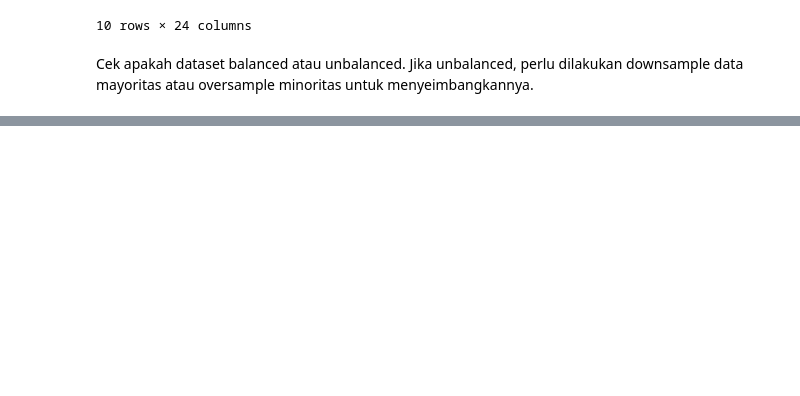
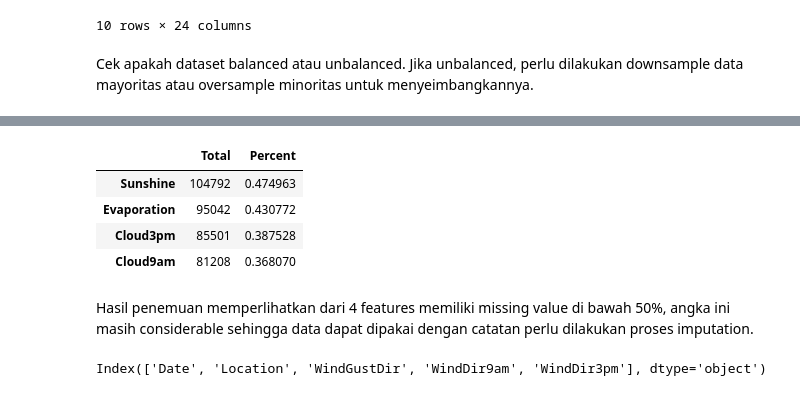
Before and after one commit to dikaizm/rainfall-prediction-ml, a Jupyter notebook: notebooks/1.0-initial-data-exploration.ipynb, the cells around one changed output, grey strips where cells are left out. Cells and saved outputs as stored; diff of their text form; code cells hidden in the pictures; blank space fills up the shorter version.

```diff
--- a/notebooks/1.0-initial-data-exploration.ipynb
+++ b/notebooks/1.0-initial-data-exploration.ipynb
@@ -67,0 +106,23 @@ plt.show()
+# %%
+sum_null = oversampled.isnull().sum()
+count_null = oversampled.isnull().count()
+
+total = sum_null.sort_values(ascending=False)
+percent = sum_null/count_null.sort_values(ascending=False)
+missing = pd.concat([total, percent], axis=1, keys=['Total', 'Percent'])
+missing.head(4)
+# %% [output]
+|  | Total | Percent |
+| Sunshine | 104792 | 0.474963 |
+| Evaporation | 95042 | 0.430772 |
+| Cloud3pm | 85501 | 0.387528 |
+| Cloud9am | 81208 | 0.368070 |
+# %% [markdown]
+Hasil penemuan memperlihatkan dari 4 features memiliki missing value di bawah 50%, angka ini masih considerable sehingga data dapat dipakai dengan catatan perlu dilakukan proses imputation.
+# %%
+# Imputation and transformation
+
+# Find column with object data types
+oversampled.select_dtypes(include=['object']).columns
+# %% [output]
+Index(['Date', 'Location', 'WindGustDir', 'WindDir9am', 'WindDir3pm'], dtype='object')
```
Also changed, not shown: parts of 10 cells of this notebook.
